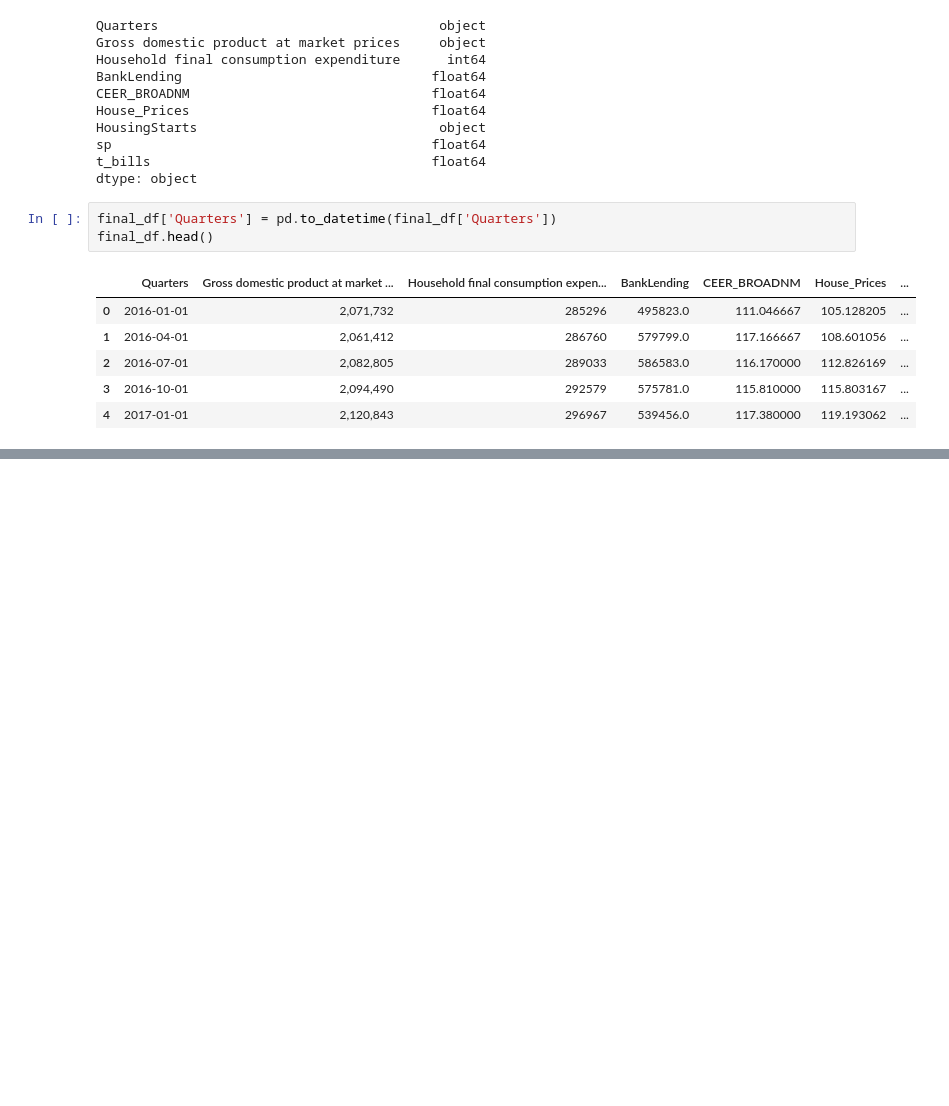
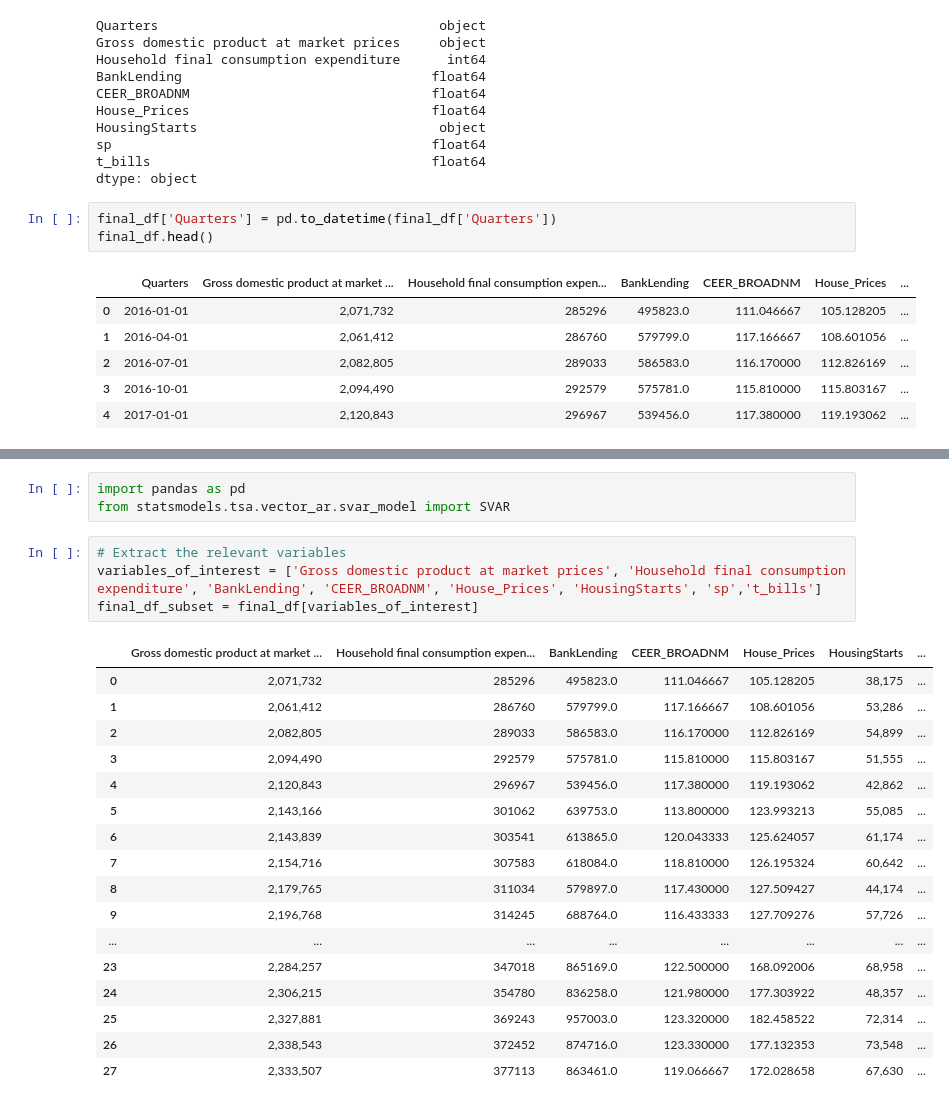
Before and after one commit to anahatkc/DataProject_526, a Jupyter notebook: Initial_Data.ipynb, the cells around one changed output, grey strips where cells are left out. Saved outputs shown, nothing was run; the diff lists cells and outputs as text; blank space fills up the shorter version.

```diff
--- a/Initial_Data.ipynb
+++ b/Initial_Data.ipynb
@@ -169 +187,26 @@ final_df.head()
+# %%
+import pandas as pd
+from statsmodels.tsa.vector_ar.svar_model import SVAR
+# %%
+# Extract the relevant variables
+variables_of_interest = ['Gross domestic product at market prices', 'Household final consumption expenditure', 'BankLending', 'CEER_BROADNM', 'House_Prices', 'HousingStarts', 'sp','t_bills']
+final_df_subset = final_df[variables_of_interest]
+# %% [output]
+|  | Gross domestic product at market ... | Household final consumption expen... | BankLending | CEER_BROADNM | House_Prices | HousingStarts | ... |
+| 0 | 2,071,732 | 285296 | 495823.0 | 111.046667 | 105.128205 | 38,175 | ... |
+| 1 | 2,061,412 | 286760 | 579799.0 | 117.166667 | 108.601056 | 53,286 | ... |
+| 2 | 2,082,805 | 289033 | 586583.0 | 116.170000 | 112.826169 | 54,899 | ... |
+| 3 | 2,094,490 | 292579 | 575781.0 | 115.810000 | 115.803167 | 51,555 | ... |
+| 4 | 2,120,843 | 296967 | 539456.0 | 117.380000 | 119.193062 | 42,862 | ... |
+| 5 | 2,143,166 | 301062 | 639753.0 | 113.800000 | 123.993213 | 55,085 | ... |
+| 6 | 2,143,839 | 303541 | 613865.0 | 120.043333 | 125.624057 | 61,174 | ... |
+| 7 | 2,154,716 | 307583 | 618084.0 | 118.810000 | 126.195324 | 60,642 | ... |
+| 8 | 2,179,765 | 311034 | 579897.0 | 117.430000 | 127.509427 | 44,174 | ... |
+| 9 | 2,196,768 | 314245 | 688764.0 | 116.433333 | 127.709276 | 57,726 | ... |
+| ... | ... | ... | ... | ... | ... | ... | ... |
+| 23 | 2,284,257 | 347018 | 865169.0 | 122.500000 | 168.092006 | 68,958 | ... |
+| 24 | 2,306,215 | 354780 | 836258.0 | 121.980000 | 177.303922 | 48,357 | ... |
+| 25 | 2,327,881 | 369243 | 957003.0 | 123.320000 | 182.458522 | 72,314 | ... |
+| 26 | 2,338,543 | 372452 | 874716.0 | 123.330000 | 177.132353 | 73,548 | ... |
+| 27 | 2,333,507 | 377113 | 863461.0 | 119.066667 | 172.028658 | 67,630 | ... |
 # %%
```
Also changed, not shown: parts of 3 cells of this notebook.
